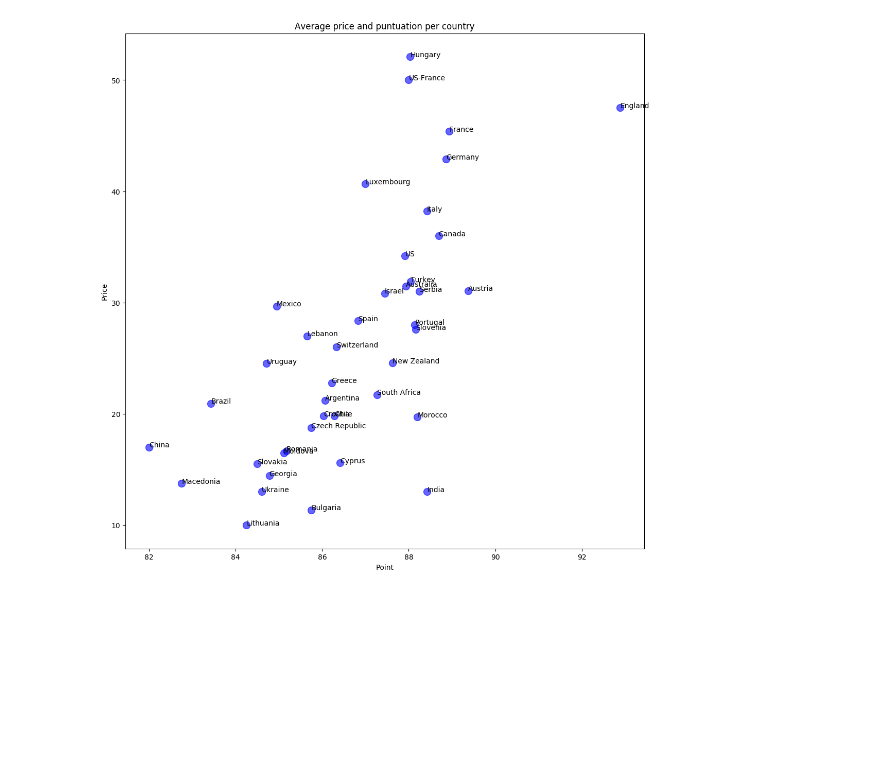
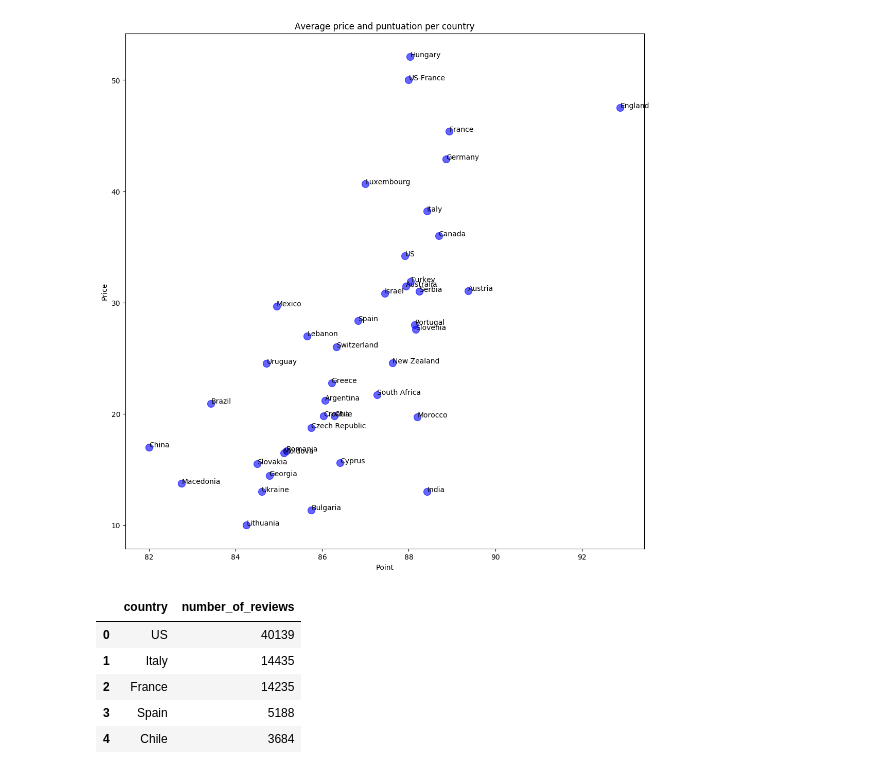
Before and after one commit to pavlafuxova/TFM, a Jupyter notebook: ranking_varieties.ipynb, the cells around one changed output. Saved outputs shown, nothing was run; the diff lists cells and outputs as text; code cells hidden in the pictures; blank space fills up the shorter version.

```diff
--- a/ranking_varieties.ipynb
+++ b/ranking_varieties.ipynb
@@ -318,0 +325,9 @@ plt.show()
+# %%
+wine2.head()
+# %% [output]
+|  | country | number_of_reviews |
+| 0 | US | 40139 |
+| 1 | Italy | 14435 |
+| 2 | France | 14235 |
+| 3 | Spain | 5188 |
+| 4 | Chile | 3684 |
```
Also changed, not shown: parts of 5 cells of this notebook.
